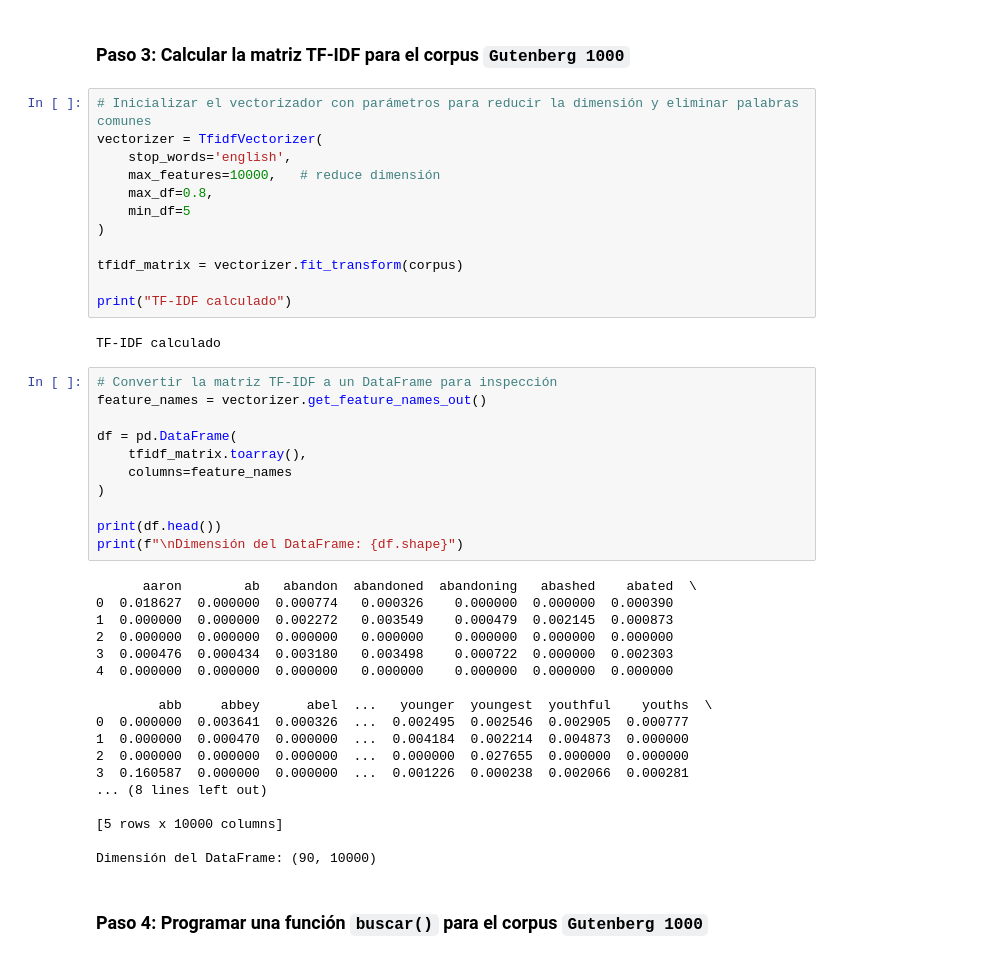
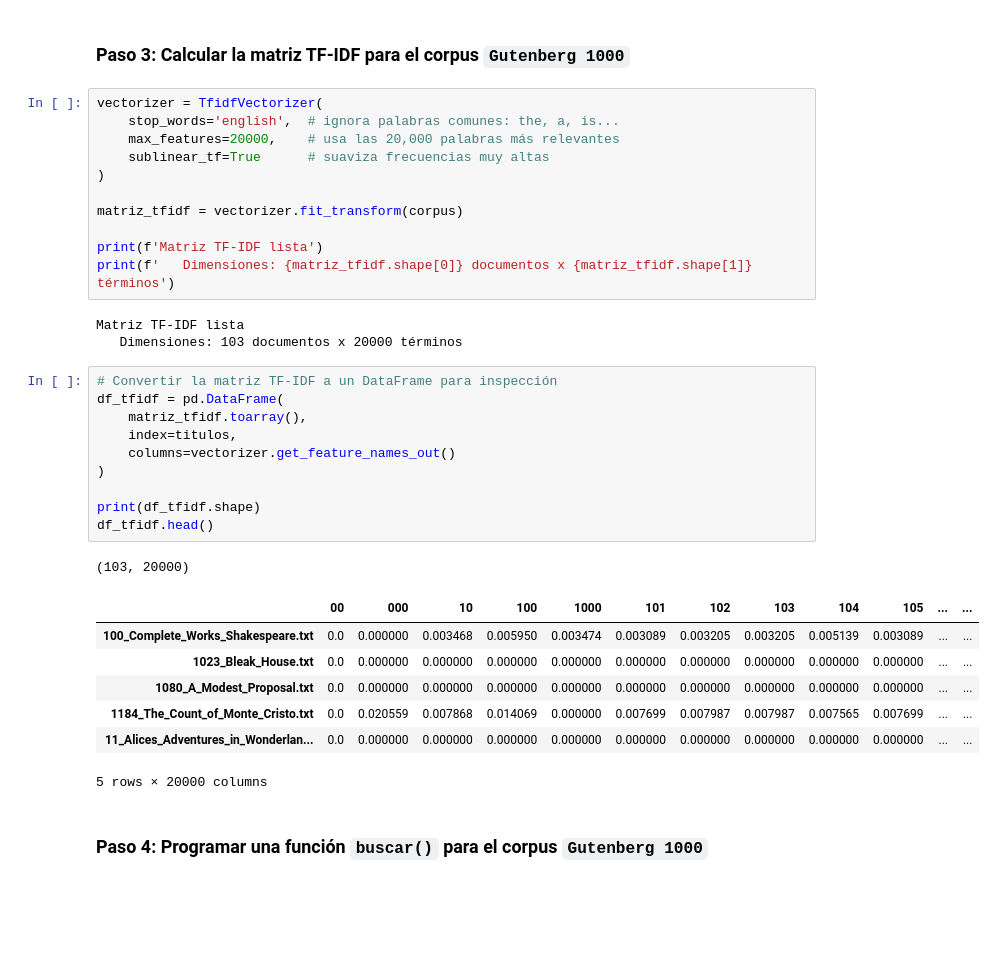
Before and after one commit to LAINE30/Recuperacion_Informacion, a Jupyter notebook: 03tfidf/03tfidf.ipynb, the cells around one changed output. Cells and saved outputs as stored; diff of their text form; blank space fills up the shorter version.

```diff
--- a/03tfidf/03tfidf.ipynb
+++ b/03tfidf/03tfidf.ipynb
@@ -112,48 +79,38 @@ start of the project gutenberg ebook the complete works of william shakespeare b
 # %% [markdown]
 ### Paso 3: Calcular la matriz TF-IDF para el corpus `Gutenberg 1000`
 # %%
-# Inicializar el vectorizador con parámetros para reducir la dimensión y eliminar palabras comunes
 vectorizer = TfidfVectorizer(
-    stop_words='english',
-    max_features=10000,   # reduce dimensión
-    max_df=0.8,
-    min_df=5
+    stop_words='english',  # ignora palabras comunes: the, a, is...
+    max_features=20000,    # usa las 20,000 palabras más relevantes
+    sublinear_tf=True      # suaviza frecuencias muy altas
 )
 
-tfidf_matrix = vectorizer.fit_transform(corpus)
+matriz_tfidf = vectorizer.fit_transform(corpus)
 
-print("TF-IDF calculado")
+print(f'Matriz TF-IDF lista')
+print(f'   Dimensiones: {matriz_tfidf.shape[0]} documentos x {matriz_tfidf.shape[1]} términos')
 # %% [output]
-TF-IDF calculado
+Matriz TF-IDF lista
+   Dimensiones: 103 documentos x 20000 términos
 # %%
 # Convertir la matriz TF-IDF a un DataFrame para inspección
-feature_names = vectorizer.get_feature_names_out()
-
-df = pd.DataFrame(
-    tfidf_matrix.toarray(),
-    columns=feature_names
+df_tfidf = pd.DataFrame(
+    matriz_tfidf.toarray(),
+    index=titulos,
+    columns=vectorizer.get_feature_names_out()
 )
 
-print(df.head())
-print(f"\nDimensión del DataFrame: {df.shape}")
+print(df_tfidf.shape)
+df_tfidf.head()
 # %% [output]
-      aaron        ab   abandon  abandoned  abandoning   abashed    abated  \
-0  0.018627  0.000000  0.000774   0.000326    0.000000  0.000000  0.000390
-1  0.000000  0.000000  0.002272   0.003549    0.000479  0.002145  0.000873
-2  0.000000  0.000000  0.000000   0.000000    0.000000  0.000000  0.000000
-3  0.000476  0.000434  0.003180   0.003498    0.000722  0.000000  0.002303
-4  0.000000  0.000000  0.000000   0.000000    0.000000  0.000000  0.000000
-
-        abb     abbey      abel  ...   younger  youngest  youthful    youths  \
-0  0.000000  0.003641  0.000326  ...  0.002495  0.002546  0.002905  0.000777
-1  0.000000  0.000470  0.000000  ...  0.004184  0.002214  0.004873  0.000000
-2  0.000000  0.000000  0.000000  ...  0.000000  0.027655  0.000000  0.000000
-3  0.160587  0.000000  0.000000  ...  0.001226  0.000238  0.002066  0.000281
-... (8 lines left out)
-
-[5 rows x 10000 columns]
-
-Dimensión del DataFrame: (90, 10000)
+(103, 20000)
+|  | 00 | 000 | 10 | 100 | 1000 | 101 | 102 | 103 | 104 | 105 | ... | ... |
+| 100_Complete_Works_Shakespeare.txt | 0.0 | 0.000000 | 0.003468 | 0.005950 | 0.003474 | 0.003089 | 0.003205 | 0.003205 | 0.005139 | 0.003089 | ... | ... |
+| 1023_Bleak_House.txt | 0.0 | 0.000000 | 0.000000 | 0.000000 | 0.000000 | 0.000000 | 0.000000 | 0.000000 | 0.000000 | 0.000000 | ... | ... |
+| 1080_A_Modest_Proposal.txt | 0.0 | 0.000000 | 0.000000 | 0.000000 | 0.000000 | 0.000000 | 0.000000 | 0.000000 | 0.000000 | 0.000000 | ... | ... |
+| 1184_The_Count_of_Monte_Cristo.txt | 0.0 | 0.020559 | 0.007868 | 0.014069 | 0.000000 | 0.007699 | 0.007987 | 0.007987 | 0.007565 | 0.007699 | ... | ... |
+| 11_Alices_Adventures_in_Wonderlan... | 0.0 | 0.000000 | 0.000000 | 0.000000 | 0.000000 | 0.000000 | 0.000000 | 0.000000 | 0.000000 | 0.000000 | ... | ... |
+5 rows × 20000 columns
 # %% [markdown]
 ### Paso 4: Programar una función `buscar()` para el corpus `Gutenberg 1000`
 # %%
```
Also changed, not shown: parts of 5 cells of this notebook, 16 other files.
